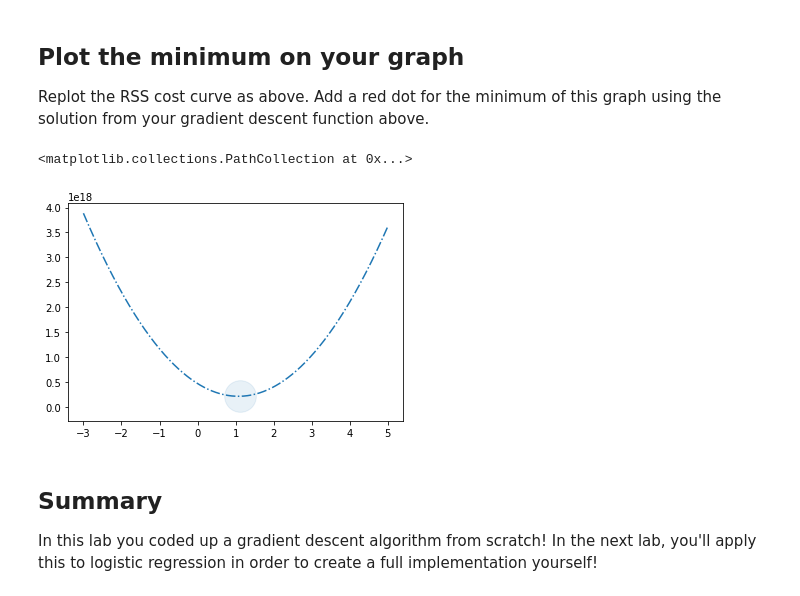
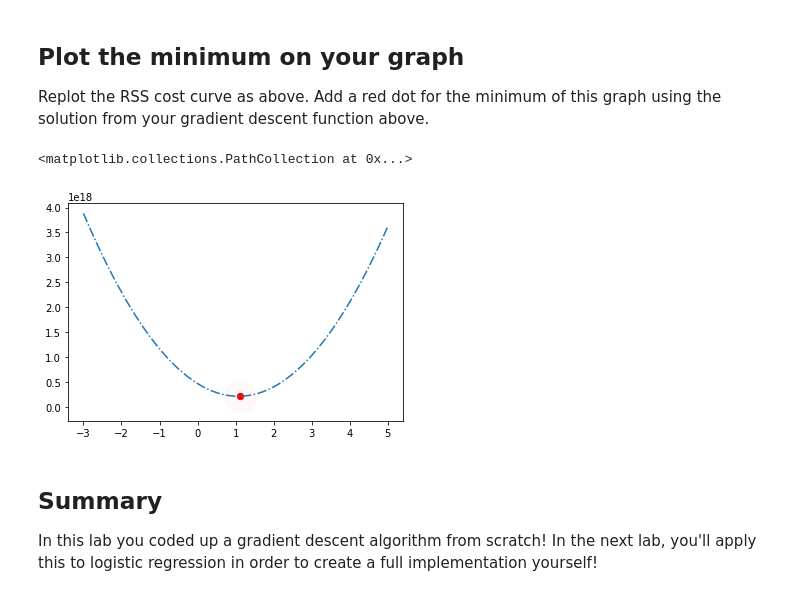
Before and after one commit to Patrickbfuller/dsc-3-30-05-gradient-descent-lab-seattle-ds-career-040119, a Jupyter notebook: index.ipynb, the cells around one changed output. Drawn from its saved outputs; the diff is of its cells as text; code cells hidden in the pictures.

```diff
--- a/index.ipynb
+++ b/index.ipynb
@@ -139,14 +139,14 @@ Replot the RSS cost curve as above. Add a red dot for the minimum of this graph
 # %%
 #Your code here
 plt.figure()
 x = np.linspace(-3,5,1000)
 y = [rss(xi) for xi in x]
 plt.plot(x,y,ls='-.')
-plt.scatter(cur_x,rss(cur_x), s=1000, alpha=0.1, c='yellow')
-plt.scatter(cur_x,rss(cur_x), s=1, c)
+plt.scatter(cur_x,rss(cur_x), s=1000, alpha=0.1, c='pink')
+plt.scatter(cur_x,rss(cur_x), s=40, c='red')
 # %% [output]
 <matplotlib.collections.PathCollection at 0x...>
-[figure, old version]
+[figure, new version]
 # %% [markdown]
 ## Summary
 
```
